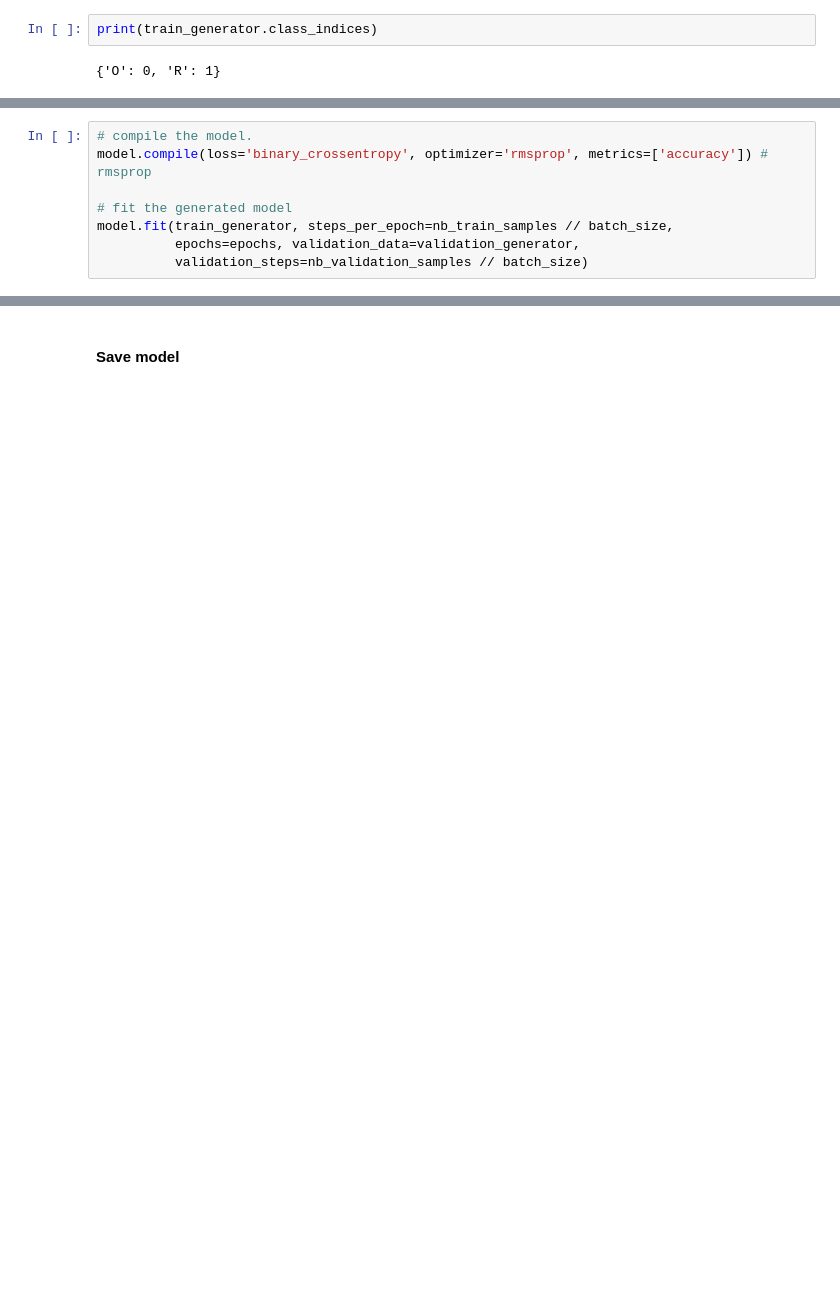
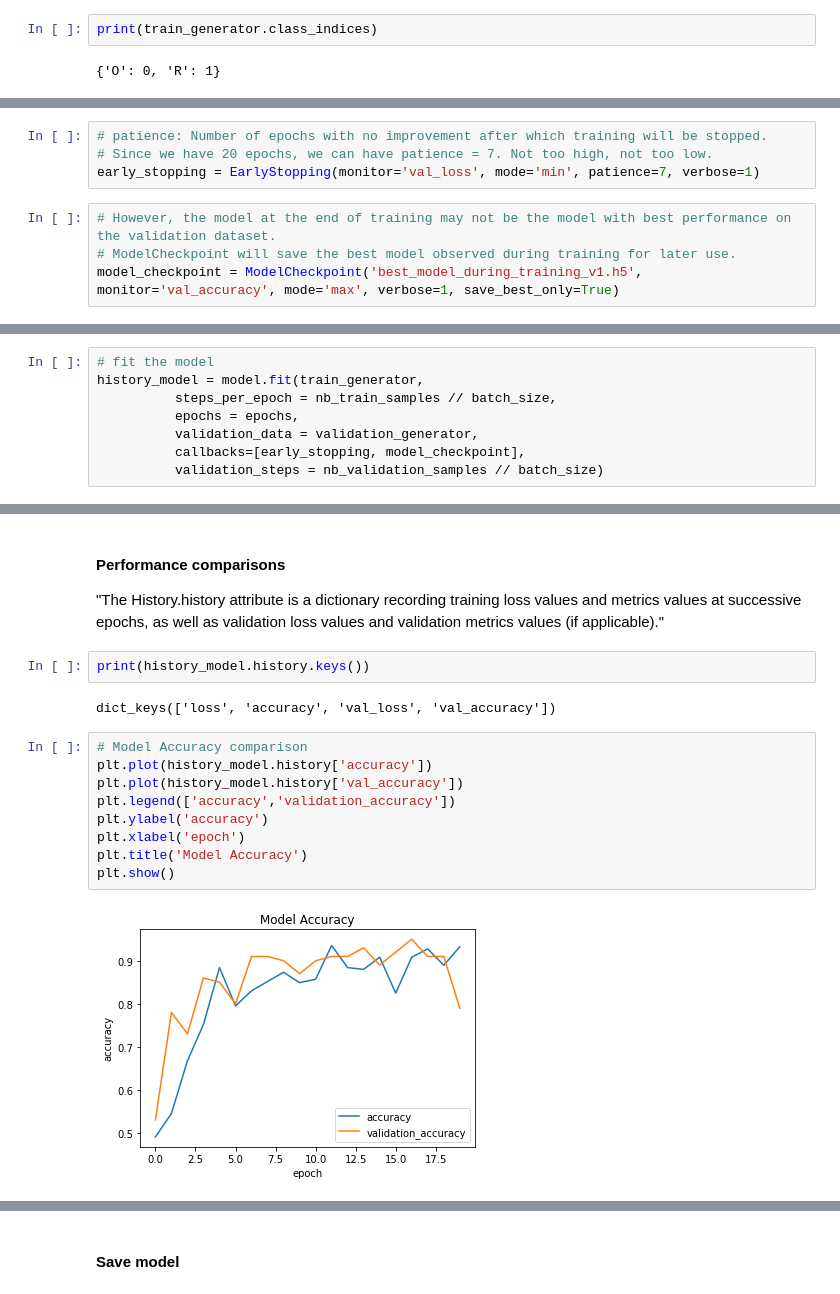
Before and after one commit to louiskareem/un_sdg_international_project, a Jupyter notebook: mega_project_deep_learning_cnn_v2.ipynb, the cells around one changed output, grey strips where cells are left out. Drawn from its saved outputs; the diff is of its cells as text; blank space fills up the shorter version.

Commit message:
Modified ML model to increase performance

```diff
--- a/mega_project_deep_learning_cnn_v2.ipynb
+++ b/mega_project_deep_learning_cnn_v2.ipynb
@@ -177,0 +216,8 @@ ref: https://docs.paperspace.com/machine-learning/wiki/accuracy-and-loss
+# %%
+# patience: Number of epochs with no improvement after which training will be stopped.
+# Since we have 20 epochs, we can have patience = 7. Not too high, not too low.
+early_stopping = EarlyStopping(monitor='val_loss', mode='min', patience=7, verbose=1)
+# %%
+# However, the model at the end of training may not be the model with best performance on the validation dataset.
+# ModelCheckpoint will save the best model observed during training for later use.
+model_checkpoint = ModelCheckpoint('best_model_during_training_v1.h5', monitor='val_accuracy', mode='max', verbose=1, save_best_only=True)
@@ -178,10 +227,10 @@ ref: https://docs.paperspace.com/machine-learning/wiki/accuracy-and-loss
 # %%
-# compile the model.
-model.compile(loss='binary_crossentropy', optimizer='rmsprop', metrics=['accuracy']) # rmsprop
-
-# fit the generated model
-model.fit(train_generator, steps_per_epoch=nb_train_samples // batch_size,
-          epochs=epochs, validation_data=validation_generator,
-          validation_steps=nb_validation_samples // batch_size)
+# fit the model
+history_model = model.fit(train_generator,
+          steps_per_epoch = nb_train_samples // batch_size,
+          epochs = epochs,
+          validation_data = validation_generator,
+          callbacks=[early_stopping, model_checkpoint],
+          validation_steps = nb_validation_samples // batch_size)
 # %% [output]
 Epoch 1/20
@@ -206,0 +273,19 @@ We can see that the model is working fine. Validation loss started high then dec
+# %% [markdown]
+#### Performance comparisons
+
+"The History.history attribute is a dictionary recording training loss values and metrics values at successive epochs, as well as validation loss values and validation metrics values (if applicable)."
+# %%
+print(history_model.history.keys())
+# %% [output]
+dict_keys(['loss', 'accuracy', 'val_loss', 'val_accuracy'])
+# %%
+# Model Accuracy comparison
+plt.plot(history_model.history['accuracy'])
+plt.plot(history_model.history['val_accuracy'])
+plt.legend(['accuracy','validation_accuracy'])
+plt.ylabel('accuracy')
+plt.xlabel('epoch')
+plt.title('Model Accuracy')
+plt.show()
+# %% [output]
+[figure, added]
```
Also changed, not shown: parts of 37 cells of this notebook, 4 other files.
